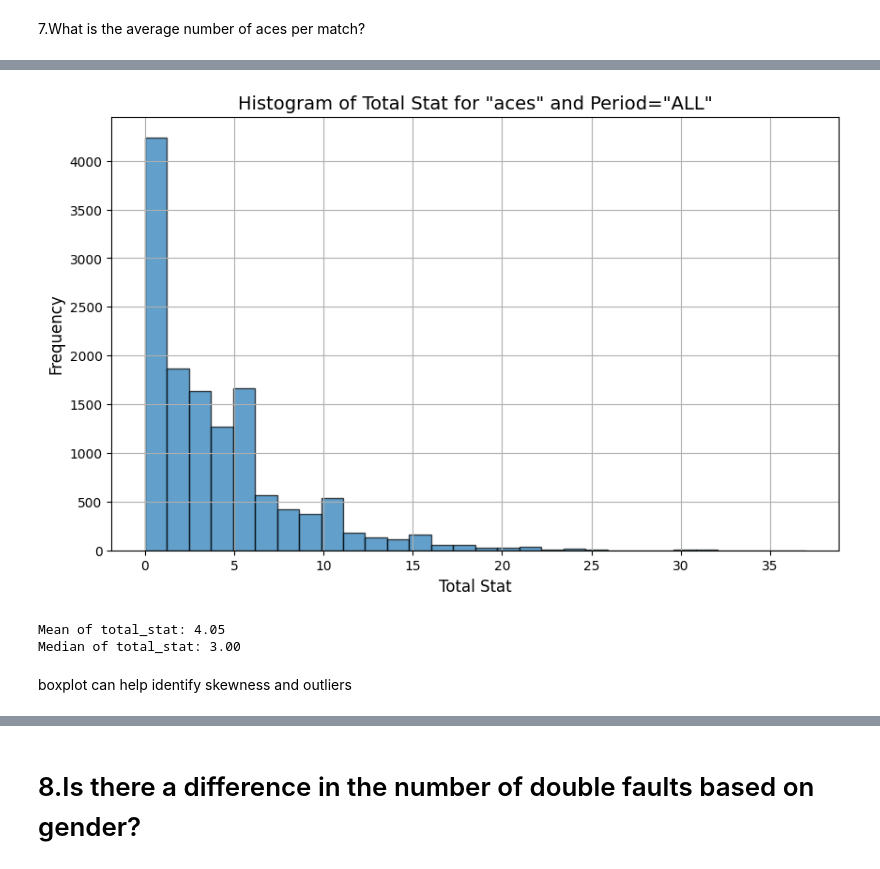
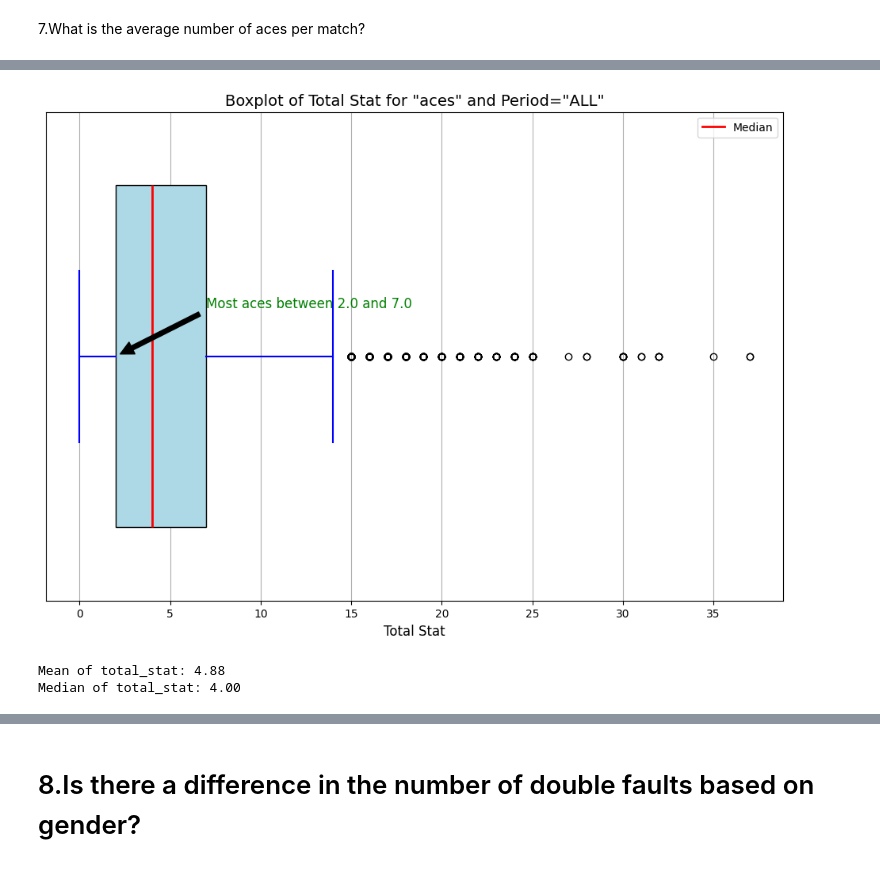
Before and after one commit to HosseinFaghihi/tennismatch_coop_coding, a Jupyter notebook: tproject.ipynb, the cells around one changed output, grey strips where cells are left out. Cells and saved outputs as stored; diff of their text form; code cells hidden in the pictures.

```diff
--- a/tproject.ipynb
+++ b/tproject.ipynb
@@ -495,36 +570,52 @@ first we check the symmetry of data by the histogram of data to chose between me
 # %%
-
 statistics_df = grouped_data_frames['statistics']
 
 # Filter statistics dataframe for rows where statistic_name is 'aces' and period is 'ALL'
 aces_df = statistics_df[(statistics_df['statistic_name'] == 'aces') & (statistics_df['period'] == 'ALL')].copy()
 
 # Convert 'home_stat' and 'away_stat' to numeric if they are not already
-aces_df.loc[:, 'home_stat'] = pd.to_numeric(aces_df['home_stat'], errors='coerce')
-aces_df.loc[:, 'away_stat'] = pd.to_numeric(aces_df['away_stat'], errors='coerce')
+aces_df['home_stat'] = pd.to_numeric(aces_df['home_stat'], errors='coerce')
+aces_df['away_stat'] = pd.to_numeric(aces_df['away_stat'], errors='coerce')
 
 # Calculate the total_stat as the sum of home_stat and away_stat
 aces_df['total_stat'] = aces_df['home_stat'] + aces_df['away_stat']
 
-# Plot histogram to check distribution
-plt.figure(figsize=(10, 6))
-plt.hist(aces_df['total_stat'].dropna(), bins=30, edgecolor='k', alpha=0.7)
-plt.title('Histogram of Total Stat for "aces" and Period="ALL"', fontsize=14)
+# Drop duplicates
+aces_df=aces_df.drop_duplicates(keep='last')
+
+# Create the boxplot
+plt.figure(figsize=(12, 8))
+boxprops = dict(facecolor='lightblue', color='black')
+medianprops = dict(color='red', linewidth=2)
+whiskerprops = dict(color='blue', linewidth=1.5)
+capprops = dict(color='blue', linewidth=1.5)
+
+plt.boxplot(aces_df['total_stat'], vert=False, patch_artist=True, widths=0.7,
+            boxprops=boxprops, medianprops=medianprops, whiskerprops=whiskerprops, capprops=capprops)
+
+plt.title('Boxplot of Total Stat for "aces" and Period="ALL"', fontsize=14)
 plt.xlabel('Total Stat', fontsize=12)
-plt.ylabel('Frequency', fontsize=12)
+plt.yticks([], [])
 plt.grid(True)
+
+# Add a legend for the median
+plt.legend([plt.Line2D([0], [0], color='red', lw=2)], ['Median'], loc='upper right')
+
+# Calculate the interquartile range (IQR)
+q25, q75 = aces_df['total_stat'].quantile(0.25), aces_df['total_stat'].quantile(0.75)
+
+# Annotate the IQR range
+plt.annotate(f'Most aces between {q25:.1f} and {q75:.1f}', xy=(q25, 1), xytext=(q25 + 5, 1.1),
+             arrowprops=dict(facecolor='black', shrink=0.05), fontsize=12, color='green')
+
 plt.show()
 
-# Calculate mean and median
+# Calculate and print mean and median
 mean_total_stat = aces_df['total_stat'].mean()
 median_total_stat = aces_df['total_stat'].median()
-
-# Print mean and median
 print(f"Mean of total_stat: {mean_total_stat:.2f}")
 print(f"Median of total_stat: {median_total_stat:.2f}")
 # %% [output]
-[figure, old version]
+[figure, new version]
-Mean of total_stat: 4.05
-Median of total_stat: 3.00
+Mean of total_stat: 4.88
+Median of total_stat: 4.00
-# %% [markdown]
-boxplot can help identify skewness and outliers
```
Also changed, not shown: parts of 11 cells of this notebook.
